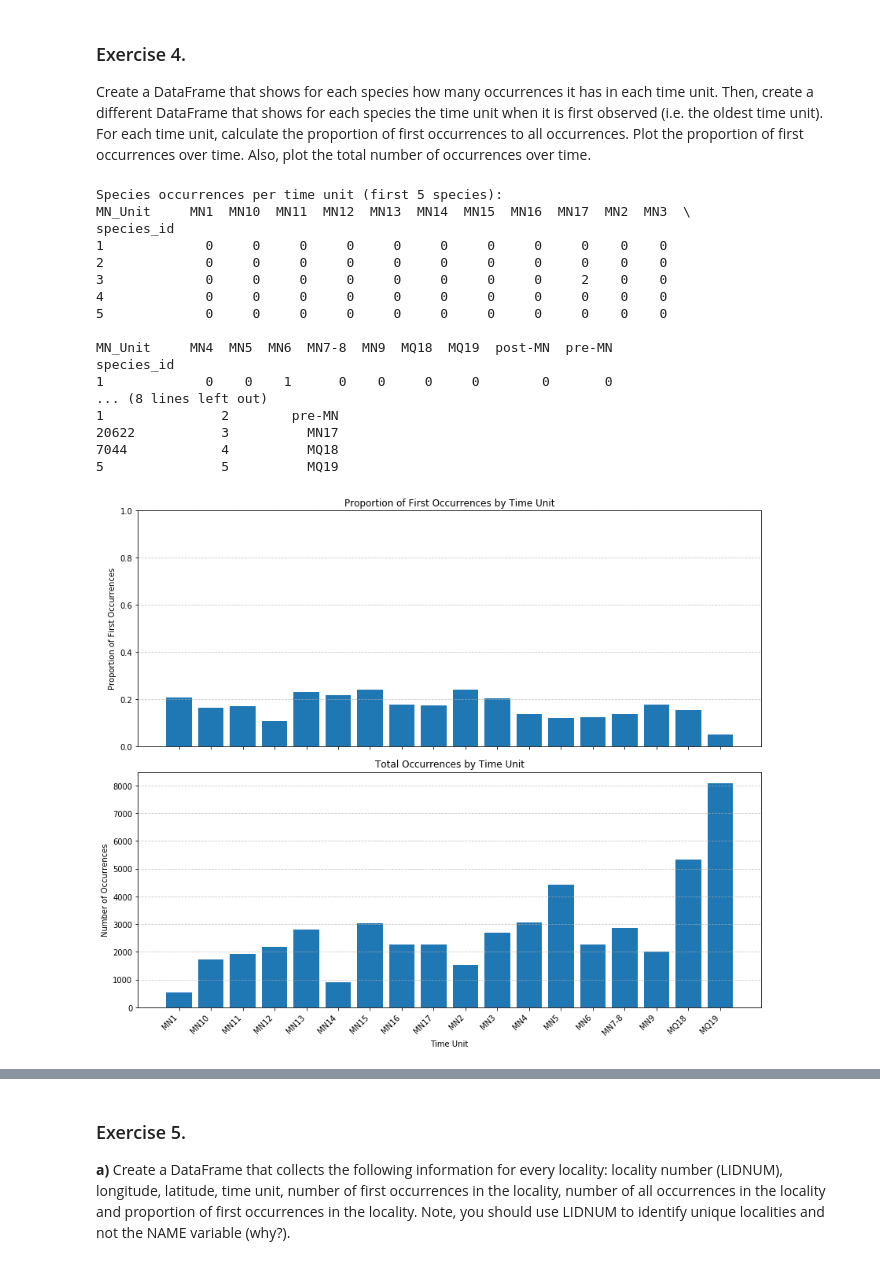
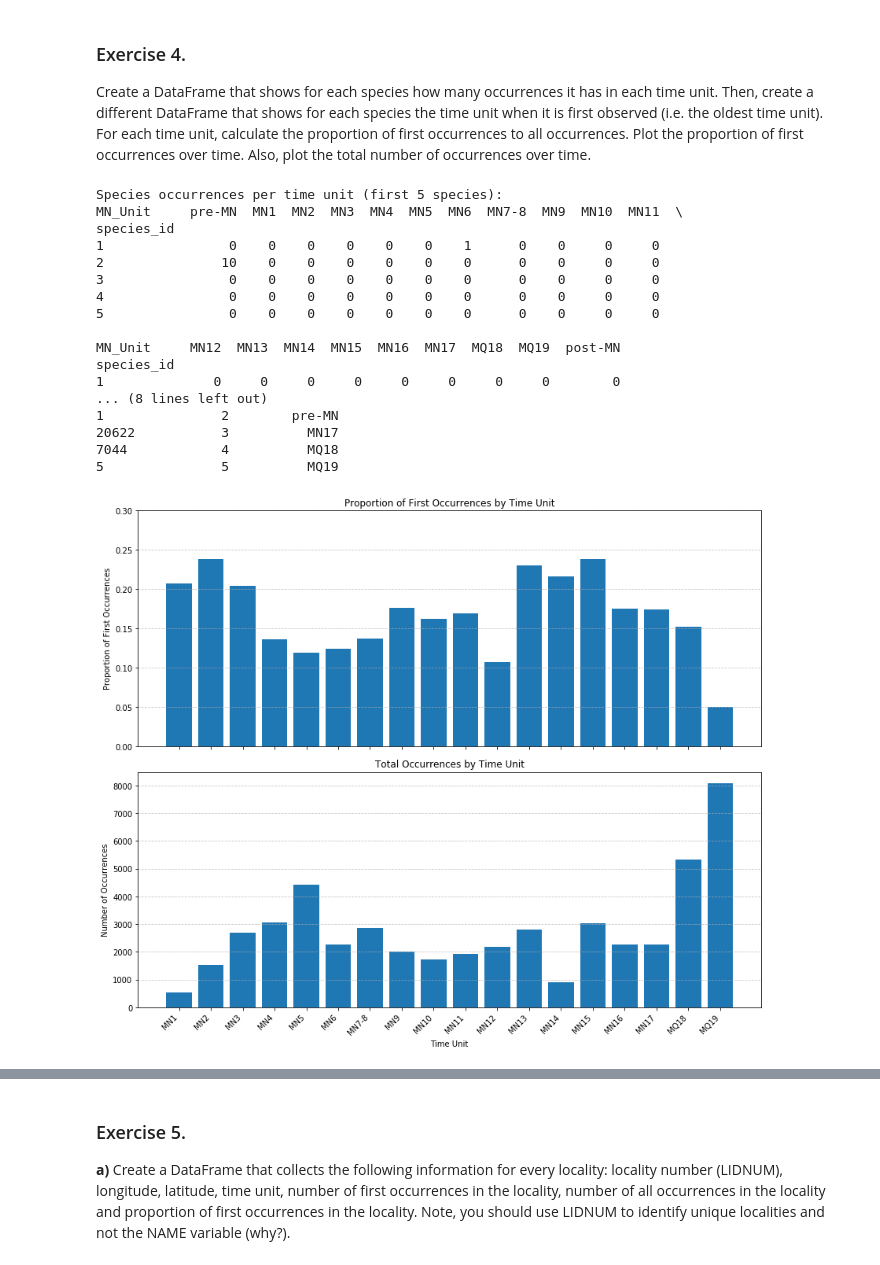
Before and after one commit to otorniko/part09-e01_fossil_analysis, a Jupyter notebook: src/fossil_analysis.ipynb, the cells around one changed output, grey strips where cells are left out. Drawn from its saved outputs; the diff is of its cells as text; code cells hidden in the pictures.

```diff
--- a/src/fossil_analysis.ipynb
+++ b/src/fossil_analysis.ipynb
@@ -313,11 +331,17 @@ over time. Also, plot the total number of occurrences over time.
 # %%
 # Step 1: DataFrame showing occurrences per species per time unit
 species_time_occurrences = pd.crosstab(df['species_id'], df['MN_Unit'])
+# Sort columns of species_time_occurrences chronologically before printing
+# Get columns that are actual MN units and are present in species_time_occurrences
+cols_to_sort = [unit for unit in mn_order_list if unit in species_time_occurrences.columns]
+# Sort these columns based on mn_order
+sorted_cols = sorted(cols_to_sort, key=lambda unit: mn_order.get(unit, float('inf')))
+species_time_occurrences_sorted = species_time_occurrences[sorted_cols]
 print("Species occurrences per time unit (first 5 species):")
-print(species_time_occurrences.head())
+print(species_time_occurrences_sorted.head())
 # Step 2: Find the first (oldest) time unit for each species
 # Add chronological order column to assist in finding first occurrence
-df['MN_Order'] = df['MN_Unit'].map(mn_order)
+df.loc[:, 'MN_Order'] = df['MN_Unit'].map(mn_order)
 
 # Find first occurrence time unit for each species
 df_for_first_occ = df.dropna(subset=['MN_Order'])
@@ -332,8 +356,8 @@ print("\nFirst observed MN_Unit for each species (first 5):")
 print(first_occ_summary_df.head())
 
 # Step 3: Calculate counts and proportions per time unit
-total_occurrences_by_unit = df['MN_Unit'].value_counts().sort_index()
-first_occ_counts_by_unit = first_occurrences_df_rows['MN_Unit'].value_counts().sort_index()
+total_occurrences_by_unit = df['MN_Unit'].value_counts()#.sort_index()
+first_occ_counts_by_unit = first_occurrences_df_rows['MN_Unit'].value_counts()#.sort_index()
 
 # Create a DataFrame for the results
 results_df = pd.DataFrame({
@@ -342,54 +366,64 @@ results_df = pd.DataFrame({
 })
 
 # Calculate proportions
+results_df['first_occurrences'] = results_df['first_occurrences'].reindex(results_df.index, fill_value=0)
 results_df['proportion'] = results_df['first_occurrences'] / results_df['total_occurrences']
 results_df['proportion'] = results_df['proportion'].fillna(0)
 
 # Step 4 & 5: Plot results
 # Filter out pre-MN and post-MN for better visualization
 plot_results = results_df[~results_df.index.isin(['pre-MN', 'post-MN', 'unknown_age', 'assignment_error'])]
+plot_results.loc[:, 'temp_order'] = plot_results.index.map(mn_order)
+plot_results = plot_results.sort_values('temp_order').drop(columns=['temp_order'])
+
 
 fig, (ax1, ax2) = plt.subplots(2, 1, figsize=(12, 10), sharex=True)
+
+# For bar charts with categorical x-axis in specific order:
+x_labels_for_bar = plot_results.index
+x_positions_for_bar = np.arange(len(x_labels_for_bar))
+
 # Plot 1: Proportion of first occurrences
-ax1.bar(plot_results.index, plot_results['proportion'])
+ax1.bar(x_positions_for_bar, plot_results['proportion'])
 ax1.set_ylabel('Proportion of First Occurrences')
 ax1.set_title('Proportion of First Occurrences by Time Unit')
-ax1.set_ylim(0, 1)
+ax1.set_ylim(0, 0.3)
 ax1.grid(axis='y', linestyle='--', alpha=0.7)
-plt.setp(ax1.get_xticklabels(), rotation=45, ha="right")
 
-# Plot 2: Total occurrences
-ax2.bar(plot_results.index, plot_results['total_occurrences'])
+ax2.bar(x_positions_for_bar, plot_results['total_occurrences'])
 ax2.set_xlabel('Time Unit')
 ax2.set_ylabel('Number of Occurrences')
 ax2.set_title('Total Occurrences by Time Unit')
 ax2.grid(axis='y', linestyle='--', alpha=0.7)
-plt.setp(ax2.get_xticklabels(), rotation=45, ha="right")
+
+# Set x-ticks for the shared x-axis using ax2
+ax2.set_xticks(x_positions_for_bar)
+ax2.set_xticklabels(x_labels_for_bar, rotation=45, ha="right")
 
 plt.tight_layout()
 plt.show()
 
 # Print summary of the results
 print("\nSummary of occurrences and first appearances by time unit:")
 print(results_df[['total_occurrences', 'first_occurrences', 'proportion']])
 # %% [output]
 Species occurrences per time unit (first 5 species):
-MN_Unit     MN1  MN10  MN11  MN12  MN13  MN14  MN15  MN16  MN17  MN2  MN3  \
+MN_Unit     pre-MN  MN1  MN2  MN3  MN4  MN5  MN6  MN7-8  MN9  MN10  MN11  \
 species_id
-1             0     0     0     0     0     0     0     0     0    0    0
-2             0     0     0     0     0     0     0     0     0    0    0
-3             0     0     0     0     0     0     0     0     2    0    0
-4             0     0     0     0     0     0     0     0     0    0    0
-5             0     0     0     0     0     0     0     0     0    0    0
+1                0    0    0    0    0    0    1      0    0     0     0
+2               10    0    0    0    0    0    0      0    0     0     0
+3                0    0    0    0    0    0    0      0    0     0     0
+4                0    0    0    0    0    0    0      0    0     0     0
+5                0    0    0    0    0    0    0      0    0     0     0
 
-MN_Unit     MN4  MN5  MN6  MN7-8  MN9  MQ18  MQ19  post-MN  pre-MN
+MN_Unit     MN12  MN13  MN14  MN15  MN16  MN17  MQ18  MQ19  post-MN
 species_id
-1             0    0    1      0    0     0     0        0       0
+1              0     0     0     0     0     0     0     0        0
 ... (8 lines left out)
 1               2        pre-MN
 20622           3          MN17
 7044            4          MQ18
 5               5          MQ19
-[figure, old version]
+[figure, new version]
 Summary of occurrences and first appearances by time unit:
          total_occurrences  first_occurrences  proportion
```
Also changed, not shown: parts of 9 cells of this notebook.
